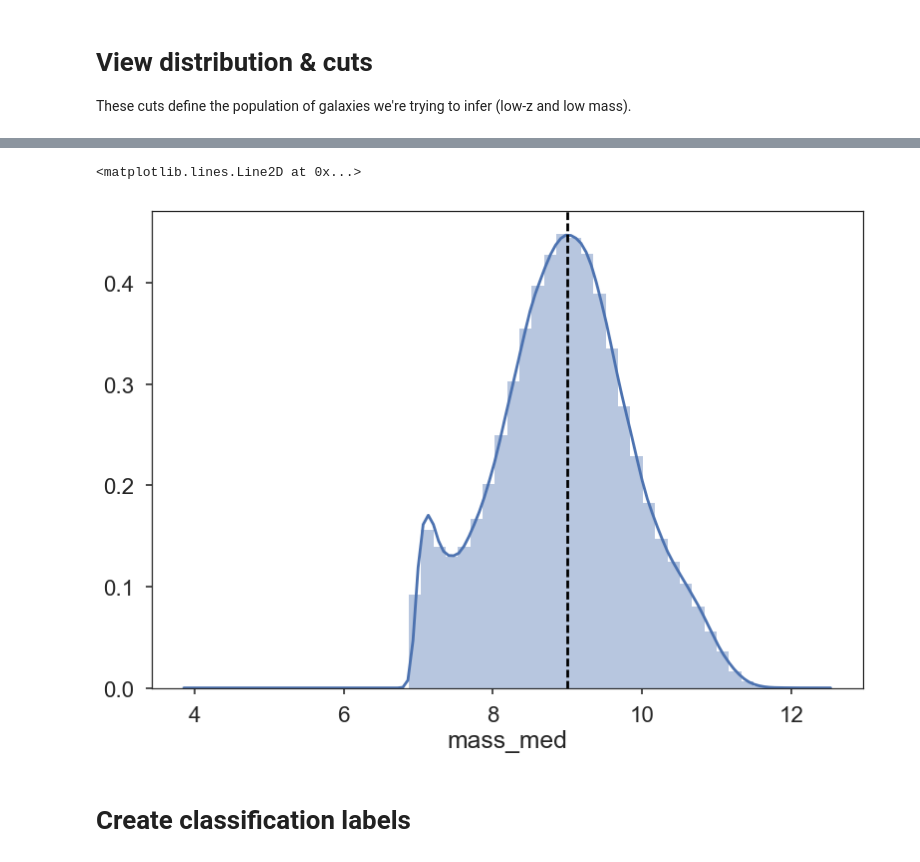
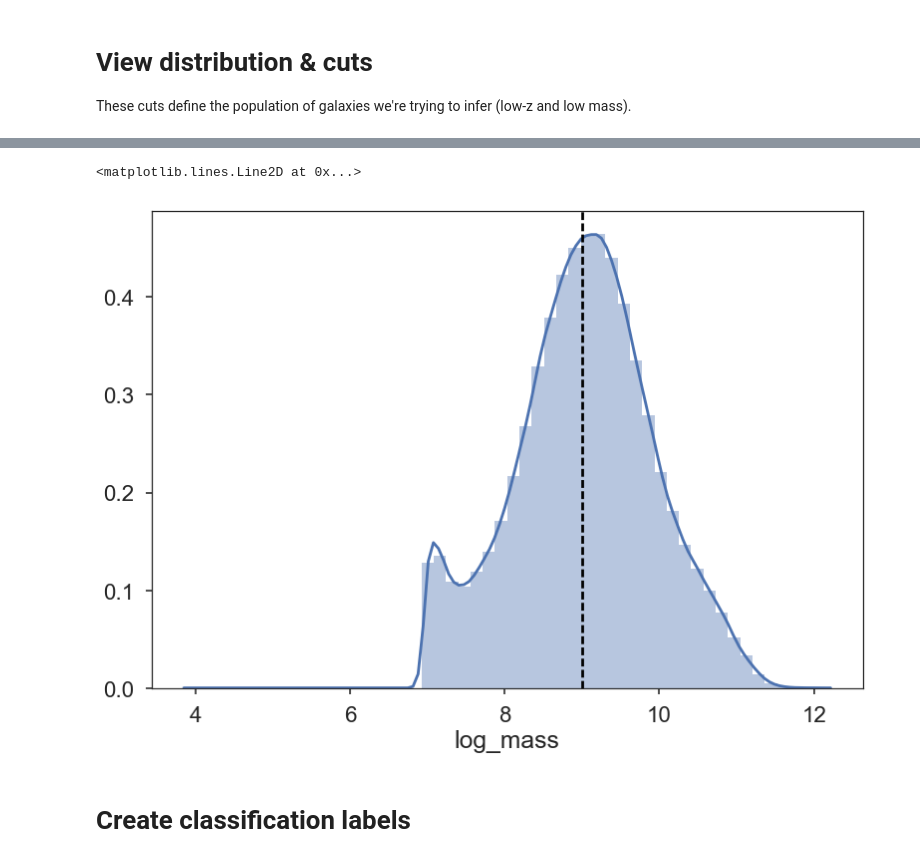
Before and after one commit to yluo54301/dwarf_photo-z, a Jupyter notebook: completeness/HSC_COSMOS_filtering.ipynb, the cells around one changed output, grey strips where cells are left out. Cells and saved outputs as stored; diff of their text form; code cells hidden in the pictures.

Commit message:
refactor the way I carry around the cross-catalog matches

```diff
--- a/completeness/HSC_COSMOS_filtering.ipynb
+++ b/completeness/HSC_COSMOS_filtering.ipynb
@@ -59,0 +41,19 @@ low_mass = (matches.catalog_1.df[matches.mask_catalog_1].mass_med < 9)
+# %%
+matches_df = Matches.load_from_filename("data/matches.sqlite3")
+# %%
+combined = matches_df[matches_df.match].copy()
+combined["ra"]       = COSMOS.df.loc[combined.index].ra
+combined["dec"]      = COSMOS.df.loc[combined.index].dec
+combined["photo_z"]  = COSMOS.df.loc[combined.index].photo_z
+combined["log_mass"] = COSMOS.df.loc[combined.index].mass_med
+
+photometry_cols = [
+    "gcmodel_flux","gcmodel_flux_err","gcmodel_flux_flags",
+    "rcmodel_flux","rcmodel_flux_err","rcmodel_flux_flags",
+    "icmodel_flux","icmodel_flux_err","icmodel_flux_flags",
+    "zcmodel_flux","zcmodel_flux_err","zcmodel_flux_flags",
+    "ycmodel_flux","ycmodel_flux_err","ycmodel_flux_flags",
+]
+
+for col in photometry_cols:
+    combined[col] = HSC.df.loc[combined.catalog_2_ids][col].values
@@ -59,0 +65,5 @@ low_mass = (matches.catalog_1.df[matches.mask_catalog_1].mass_med < 9)
+# %%
+combined["g_minus_r"] = -.4*np.log10(combined["gcmodel_flux"] / combined["rcmodel_flux"])
+combined["r_minus_i"] = -.4*np.log10(combined["rcmodel_flux"] / combined["icmodel_flux"])
+combined["i_minus_z"] = -.4*np.log10(combined["icmodel_flux"] / combined["zcmodel_flux"])
+combined["z_minus_y"] = -.4*np.log10(combined["zcmodel_flux"] / combined["ycmodel_flux"])
@@ -60,3 +72,14 @@ low_mass = (matches.catalog_1.df[matches.mask_catalog_1].mass_med < 9)
+# %%
+mask =    np.isfinite(combined["g_minus_r"]) & np.isfinite(combined["r_minus_i"]) \
+        & np.isfinite(combined["i_minus_z"]) & np.isfinite(combined["z_minus_y"]) \
+        & np.isfinite(combined["icmodel_flux"]) \
+        & (~combined.gcmodel_flux_flags) & (~combined.rcmodel_flux_flags) \
+        & (~combined.icmodel_flux_flags) & (~combined.zcmodel_flux_flags) \
+        & (~combined.ycmodel_flux_flags)
+
+combined = combined[mask]
+
+combined["log_icmodel_flux"] = np.log10(combined["icmodel_flux"])
 # %% [markdown]
 # View distribution & cuts
 
@@ -77,10 +100,10 @@ sns.distplot(matches.catalog_1.df[matches.mask_catalog_1].photo_z[low_z])
 # %%
-sns.distplot(matches.catalog_1.df[matches.mask_catalog_1].mass_med)
+sns.distplot(combined.log_mass)
 
 plt.axvline(9, linestyle="dashed", color="k")
 # %% [output]
 <matplotlib.lines.Line2D at 0x...>
-[figure, old version]
+[figure, new version]
 # %% [markdown]
 # Create classification labels
 # %% [markdown]
```
Also changed, not shown: parts of 66 cells of this notebook, 8 other files.
